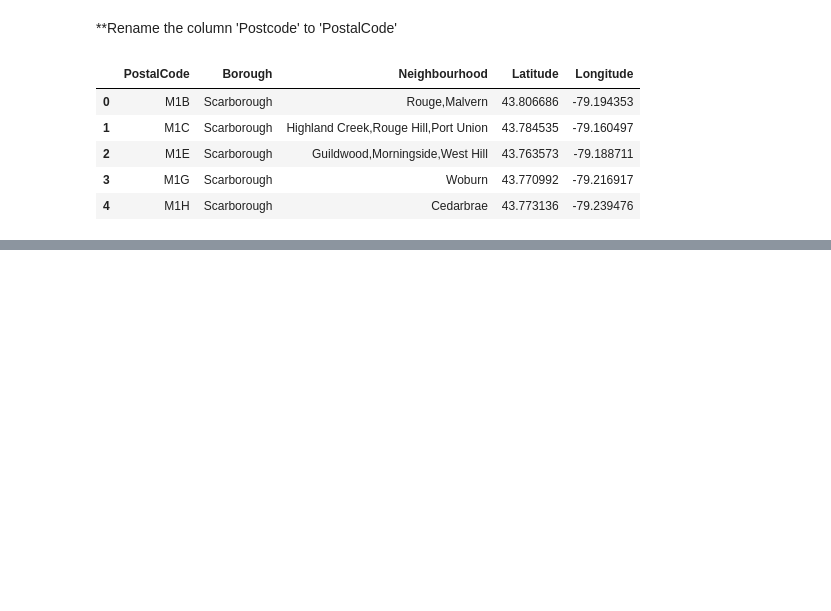
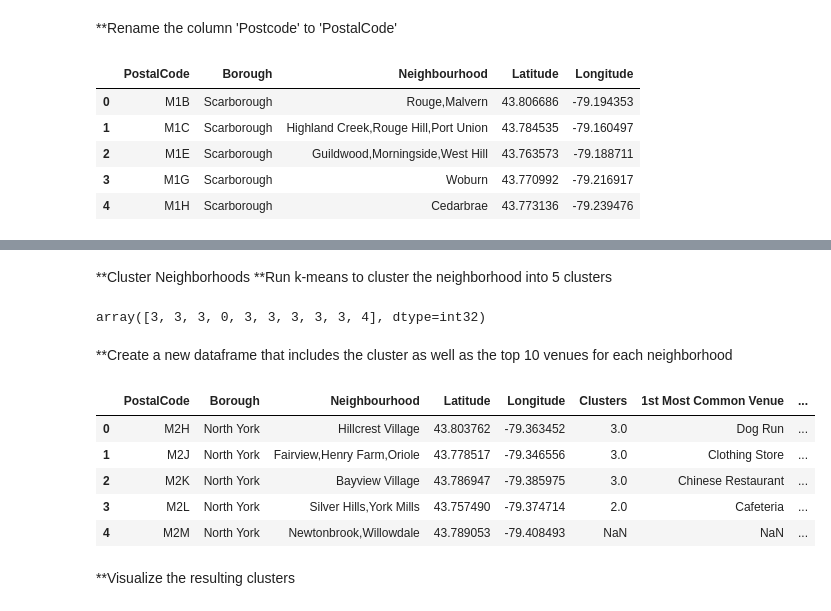
Before and after one commit to ivywangying/Coursera_Capstone, a Jupyter notebook: Toronto_Segmenting_and_Clustering_Neighbourhoods.ipynb, the cells around one changed output, grey strips where cells are left out. Cells and saved outputs as stored; diff of their text form; code cells hidden in the pictures; blank space fills up the shorter version.

```diff
--- a/Toronto_Segmenting_and_Clustering_Neighbourhoods.ipynb
+++ b/Toronto_Segmenting_and_Clustering_Neighbourhoods.ipynb
@@ -217,0 +653,37 @@ df_torgeo.head()
+# %% [markdown]
+**Cluster Neighborhoods
+**Run k-means to cluster the neighborhood into 5 clusters
+# %%
+# set number of clusters
+kclusters = 5
+
+nyork_grouped_clustering = nyork_grouped.drop('Neighbourhood', 1)
+
+# run k-means clustering
+kmeans = KMeans(n_clusters=kclusters, random_state=0).fit(nyork_grouped_clustering)
+
+# check cluster labels generated for each row in the dataframe
+kmeans.labels_[0:10]
+# %% [output]
+array([3, 3, 3, 0, 3, 3, 3, 3, 3, 4], dtype=int32)
+# %% [markdown]
+**Create a new dataframe that includes the cluster as well as the top 10 venues for each neighborhood
+# %%
+# add clustering labels
+neighbourhoods_venues_sorted.insert(0, 'Clusters', kmeans.labels_)
+
+nyork_merged = Nyork_data
+
+# merge toronto_grouped with toronto_data to add latitude/longitude for each neighborhood
+nyork_merged = nyork_merged.join(neighbourhoods_venues_sorted.set_index('Neighbourhood'), on='Neighbourhood')
+
+nyork_merged.head() # check the last columns!
+# %% [output]
+|  | PostalCode | Borough | Neighbourhood | Latitude | Longitude | Clusters | 1st Most Common Venue | ... |
+| 0 | M2H | North York | Hillcrest Village | 43.803762 | -79.363452 | 3.0 | Dog Run | ... |
+| 1 | M2J | North York | Fairview,Henry Farm,Oriole | 43.778517 | -79.346556 | 3.0 | Clothing Store | ... |
+| 2 | M2K | North York | Bayview Village | 43.786947 | -79.385975 | 3.0 | Chinese Restaurant | ... |
+| 3 | M2L | North York | Silver Hills,York Mills | 43.757490 | -79.374714 | 2.0 | Cafeteria | ... |
+| 4 | M2M | North York | Newtonbrook,Willowdale | 43.789053 | -79.408493 | NaN | NaN | ... |
+# %% [markdown]
+**Visualize the resulting clusters
```
Also changed, not shown: parts of 77 cells of this notebook.
